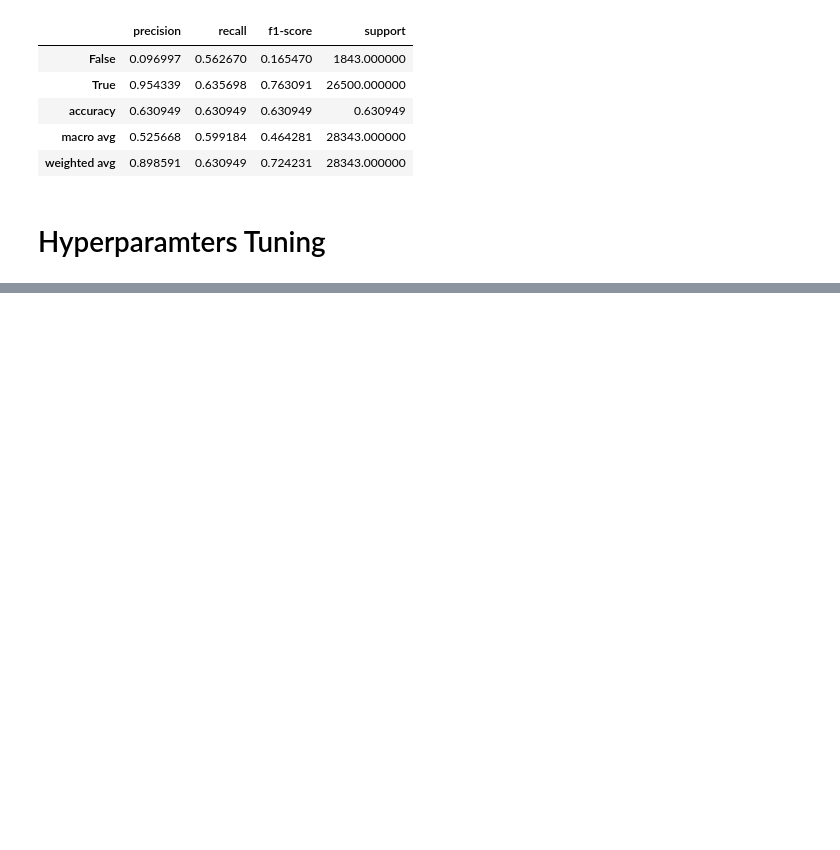
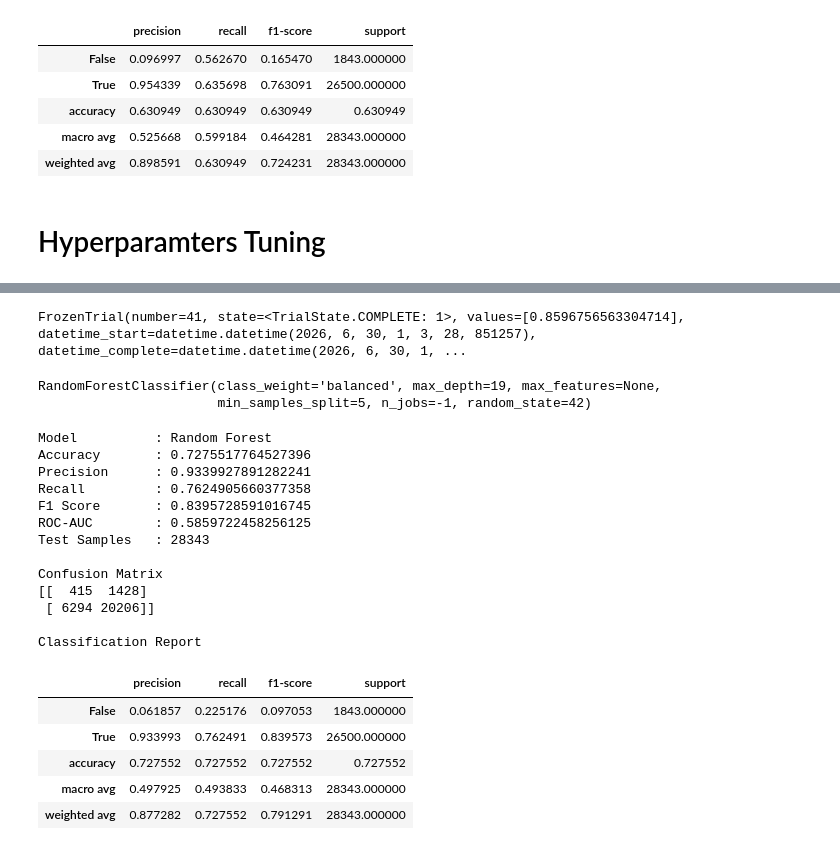
Before and after one commit to pinnusaikiran/AI-incident-intelligence-platform, a Jupyter notebook: notebooks/modeling/05_model_training.ipynb, the cells around one changed output, grey strips where cells are left out. Drawn from its saved outputs; the diff is of its cells as text; code cells hidden in the pictures; blank space fills up the shorter version.

Commit message:
Completed till random forest with best params

```diff
--- a/notebooks/modeling/05_model_training.ipynb
+++ b/notebooks/modeling/05_model_training.ipynb
@@ -1097,0 +1156,38 @@ def objective(trial):
+# %%
+study1.best_trial
+# %% [output]
+FrozenTrial(number=41, state=<TrialState.COMPLETE: 1>, values=[0.8596756563304714], datetime_start=datetime.datetime(2026, 6, 30, 1, 3, 28, 851257), datetime_complete=datetime.datetime(2026, 6, 30, 1, ...
+# %%
+final_random_forest=RandomForestClassifier(**study1.best_params,bootstrap=True,class_weight='balanced',criterion='gini',random_state=42,n_jobs=-1)
+# %%
+final_random_forest.fit(X_train_processed,y_train.values.ravel())
+# %% [output]
+RandomForestClassifier(class_weight='balanced', max_depth=19, max_features=None,
+                       min_samples_split=5, n_jobs=-1, random_state=42)
+# %%
+final_y_pred_rf=final_random_forest.predict(X_test_processed)
+# %%
+final_y_proba_rf=final_random_forest.predict_proba(X_test_processed)[:,1]
+# %%
+final_metrics_rf=evaluate_model('Random Forest',y_true=y_test.values.ravel(),y_pred=final_y_pred_rf,y_prob=final_y_proba_rf)
+final_metrics_rf
+# %% [output]
+Model          : Random Forest
+Accuracy       : 0.7275517764527396
+Precision      : 0.9339927891282241
+Recall         : 0.7624905660377358
+F1 Score       : 0.8395728591016745
+ROC-AUC        : 0.5859722458256125
+Test Samples   : 28343
+
+Confusion Matrix
+[[  415  1428]
+ [ 6294 20206]]
+
+Classification Report
+|  | precision | recall | f1-score | support |
+| False | 0.061857 | 0.225176 | 0.097053 | 1843.000000 |
+| True | 0.933993 | 0.762491 | 0.839573 | 26500.000000 |
+| accuracy | 0.727552 | 0.727552 | 0.727552 | 0.727552 |
+| macro avg | 0.497925 | 0.493833 | 0.468313 | 28343.000000 |
+| weighted avg | 0.877282 | 0.727552 | 0.791291 | 28343.000000 |
```
Also changed, not shown: parts of 7 cells of this notebook.
